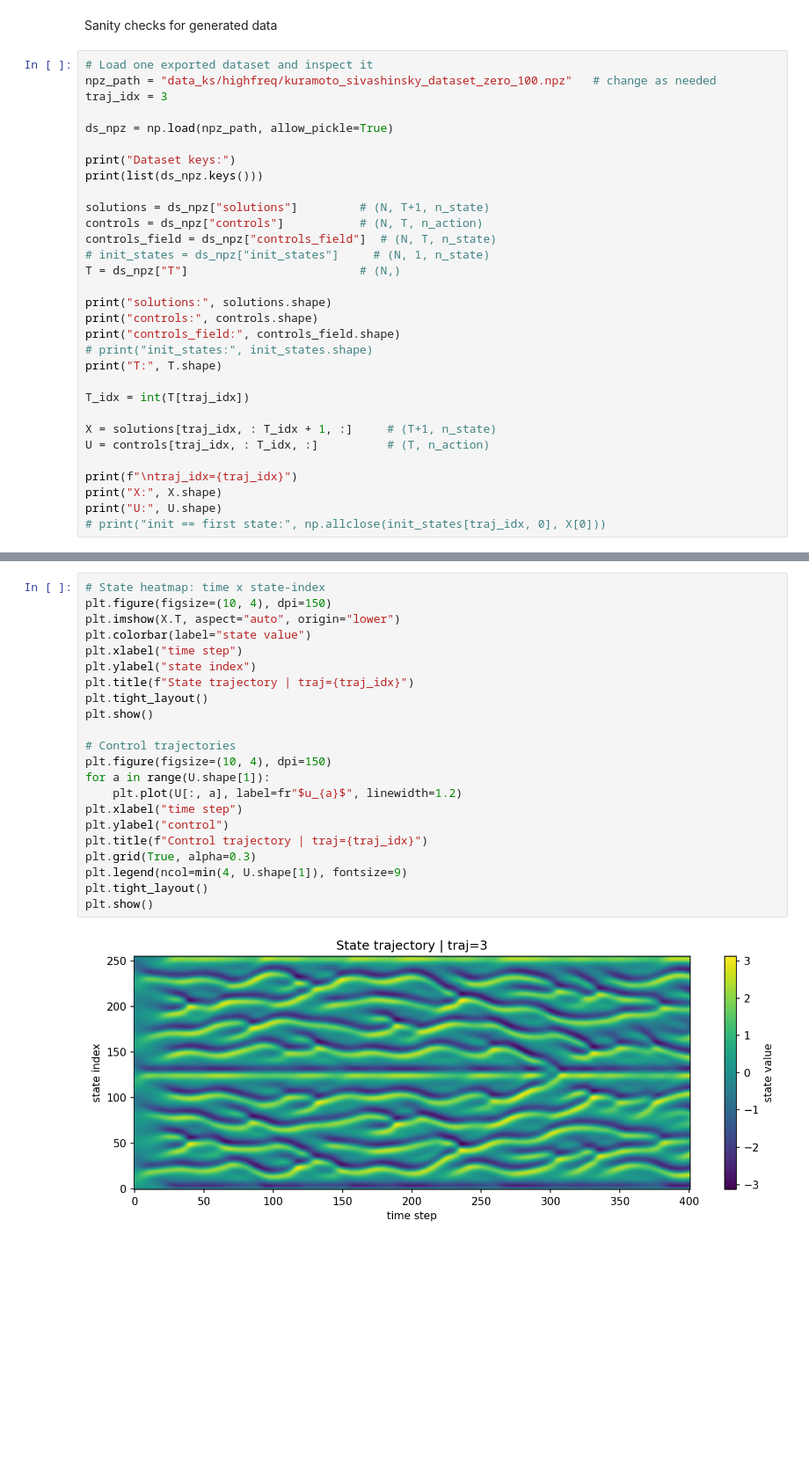
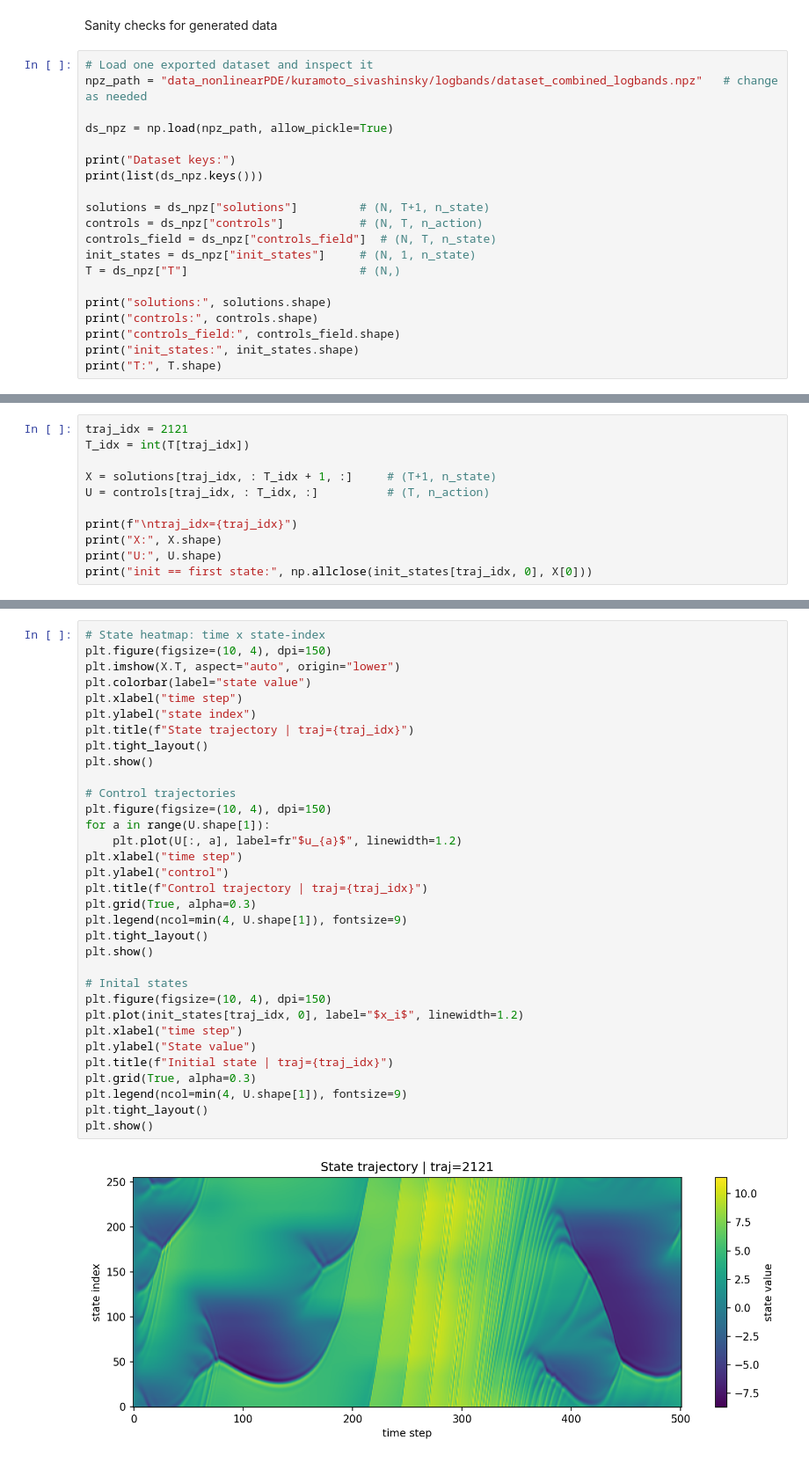
Before and after one commit to SOLARIS-JHU/controlgym, a Jupyter notebook: nonlinearPDE_data_gen.ipynb, the cells around one changed output, grey strips where cells are left out. Shown at 88% size. Saved outputs shown, nothing was run; the diff lists cells and outputs as text; blank space fills up the shorter version.

```diff
--- a/nonlinearPDE_data_gen.ipynb
+++ b/nonlinearPDE_data_gen.ipynb
@@ -885,8 +885,7 @@ else:
 Sanity checks for generated data
 # %%
 # Load one exported dataset and inspect it
-npz_path = "data_ks/highfreq/kuramoto_sivashinsky_dataset_zero_100.npz"   # change as needed
-traj_idx = 3
+npz_path = "data_nonlinearPDE/kuramoto_sivashinsky/logbands/dataset_combined_logbands.npz"   # change as needed
 
 ds_npz = np.load(npz_path, allow_pickle=True)
 
@@ -896,23 +895,13 @@ print(list(ds_npz.keys()))
 solutions = ds_npz["solutions"]         # (N, T+1, n_state)
 controls = ds_npz["controls"]           # (N, T, n_action)
 controls_field = ds_npz["controls_field"]  # (N, T, n_state)
-# init_states = ds_npz["init_states"]     # (N, 1, n_state)
+init_states = ds_npz["init_states"]     # (N, 1, n_state)
 T = ds_npz["T"]                         # (N,)
 
 print("solutions:", solutions.shape)
 print("controls:", controls.shape)
 print("controls_field:", controls_field.shape)
-# print("init_states:", init_states.shape)
+print("init_states:", init_states.shape)
 print("T:", T.shape)
-
-T_idx = int(T[traj_idx])
-
-X = solutions[traj_idx, : T_idx + 1, :]     # (T+1, n_state)
-U = controls[traj_idx, : T_idx, :]          # (T, n_action)
-
-print(f"\ntraj_idx={traj_idx}")
-print("X:", X.shape)
-print("U:", U.shape)
-# print("init == first state:", np.allclose(init_states[traj_idx, 0], X[0]))
 # %% [output]
 Dataset keys:
@@ -927,0 +919,11 @@ U: (400, 8)
+# %%
+traj_idx = 2121
+T_idx = int(T[traj_idx])
+
+X = solutions[traj_idx, : T_idx + 1, :]     # (T+1, n_state)
+U = controls[traj_idx, : T_idx, :]          # (T, n_action)
+
+print(f"\ntraj_idx={traj_idx}")
+print("X:", X.shape)
+print("U:", U.shape)
+print("init == first state:", np.allclose(init_states[traj_idx, 0], X[0]))
@@ -928,24 +935,35 @@ U: (400, 8)
 # %%
 # State heatmap: time x state-index
 plt.figure(figsize=(10, 4), dpi=150)
 plt.imshow(X.T, aspect="auto", origin="lower")
 plt.colorbar(label="state value")
 plt.xlabel("time step")
 plt.ylabel("state index")
 plt.title(f"State trajectory | traj={traj_idx}")
 plt.tight_layout()
 plt.show()
 
 # Control trajectories
 plt.figure(figsize=(10, 4), dpi=150)
 for a in range(U.shape[1]):
     plt.plot(U[:, a], label=fr"$u_{a}$", linewidth=1.2)
 plt.xlabel("time step")
 plt.ylabel("control")
 plt.title(f"Control trajectory | traj={traj_idx}")
 plt.grid(True, alpha=0.3)
 plt.legend(ncol=min(4, U.shape[1]), fontsize=9)
 plt.tight_layout()
 plt.show()
+
+# Inital states
+plt.figure(figsize=(10, 4), dpi=150)
+plt.plot(init_states[traj_idx, 0], label="$x_i$", linewidth=1.2)
+plt.xlabel("time step")
+plt.ylabel("State value")
+plt.title(f"Initial state | traj={traj_idx}")
+plt.grid(True, alpha=0.3)
+plt.legend(ncol=min(4, U.shape[1]), fontsize=9)
+plt.tight_layout()
+plt.show()
 # %% [output]
-[figure, old version]
+[figure, new version]
```
Also changed, not shown: parts of 7 cells of this notebook, 2 other files.
